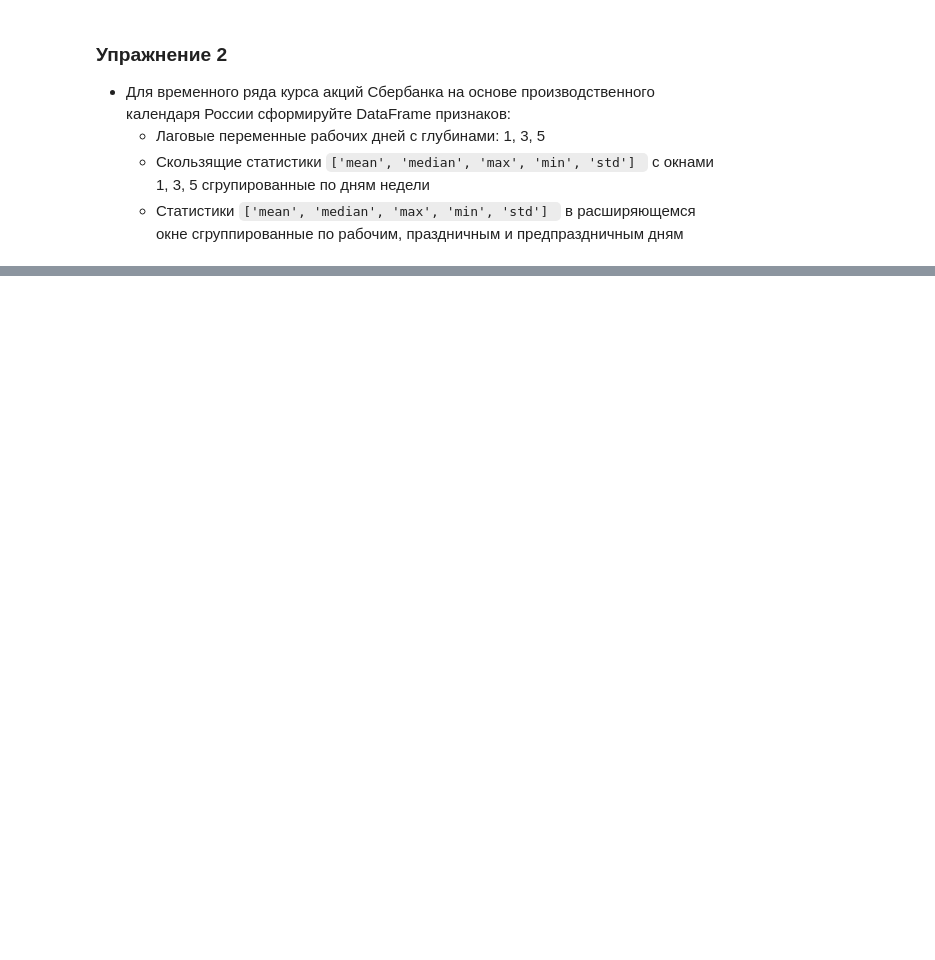
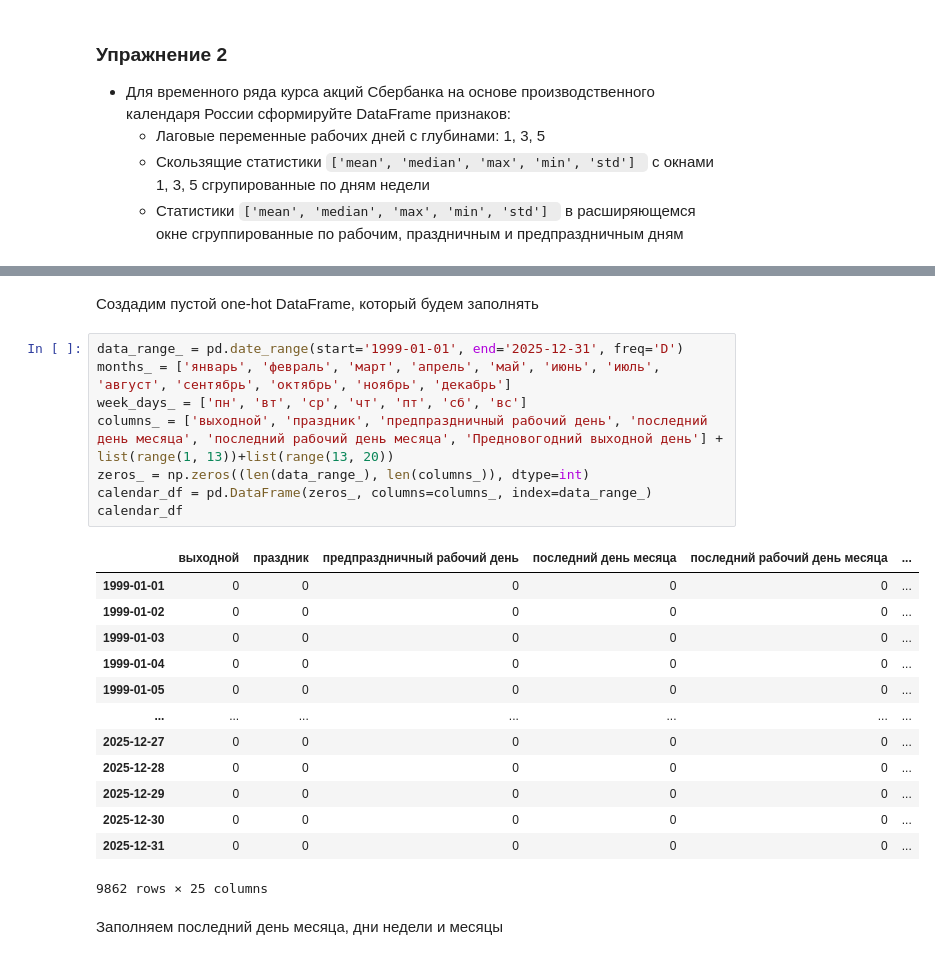
Before and after one commit to Rain1414/python_data_analysis_2021, a Jupyter notebook: hw_3.ipynb, the cells around one changed output, grey strips where cells are left out. Saved outputs shown, nothing was run; the diff lists cells and outputs as text; blank space fills up the shorter version.

```diff
--- a/hw_3.ipynb
+++ b/hw_3.ipynb
@@ -58,0 +96,26 @@ df1.tail(6)
+# %% [markdown]
+Создадим пустой one-hot DataFrame, который будем заполнять
+# %%
+data_range_ = pd.date_range(start='1999-01-01', end='2025-12-31', freq='D')
+months_ = ['январь', 'февраль', 'март', 'апрель', 'май', 'июнь', 'июль', 'август', 'сентябрь', 'октябрь', 'ноябрь', 'декабрь']
+week_days_ = ['пн', 'вт', 'ср', 'чт', 'пт', 'сб', 'вс']
+columns_ = ['выходной', 'праздник', 'предпраздничный рабочий день', 'последний день месяца', 'последний рабочий день месяца', 'Предновогодний выходной день'] + list(range(1, 13))+list(range(13, 20))
+zeros_ = np.zeros((len(data_range_), len(columns_)), dtype=int)
+calendar_df = pd.DataFrame(zeros_, columns=columns_, index=data_range_)
+calendar_df
+# %% [output]
+|  | выходной | праздник | предпраздничный рабочий день | последний день месяца | последний рабочий день месяца | ... |
+| 1999-01-01 | 0 | 0 | 0 | 0 | 0 | ... |
+| 1999-01-02 | 0 | 0 | 0 | 0 | 0 | ... |
+| 1999-01-03 | 0 | 0 | 0 | 0 | 0 | ... |
+| 1999-01-04 | 0 | 0 | 0 | 0 | 0 | ... |
+| 1999-01-05 | 0 | 0 | 0 | 0 | 0 | ... |
+| ... | ... | ... | ... | ... | ... | ... |
+| 2025-12-27 | 0 | 0 | 0 | 0 | 0 | ... |
+| 2025-12-28 | 0 | 0 | 0 | 0 | 0 | ... |
+| 2025-12-29 | 0 | 0 | 0 | 0 | 0 | ... |
+| 2025-12-30 | 0 | 0 | 0 | 0 | 0 | ... |
+| 2025-12-31 | 0 | 0 | 0 | 0 | 0 | ... |
+9862 rows × 25 columns
+# %% [markdown]
+Заполняем последний день месяца, дни недели и месяцы
```
Also changed, not shown: parts of 40 cells of this notebook, 1 other file.
